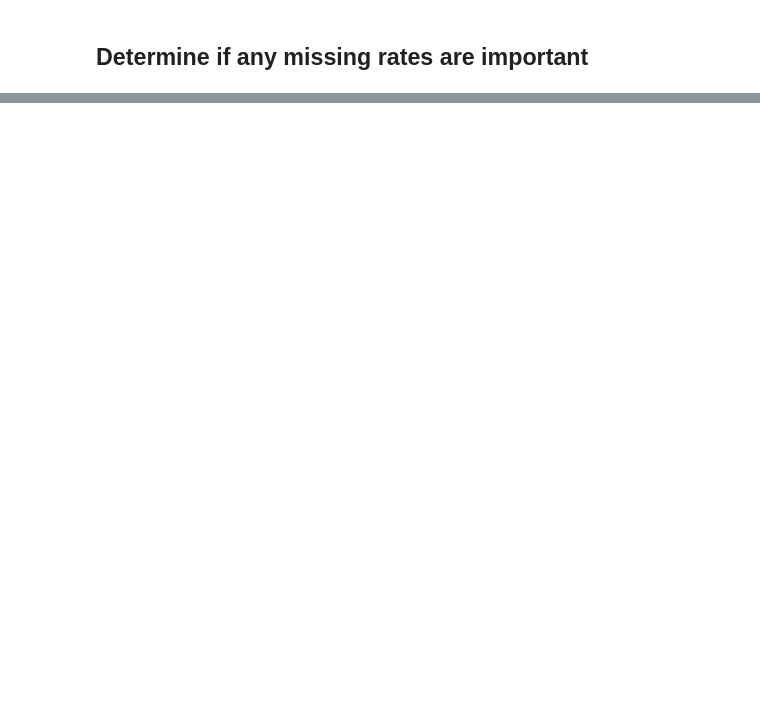
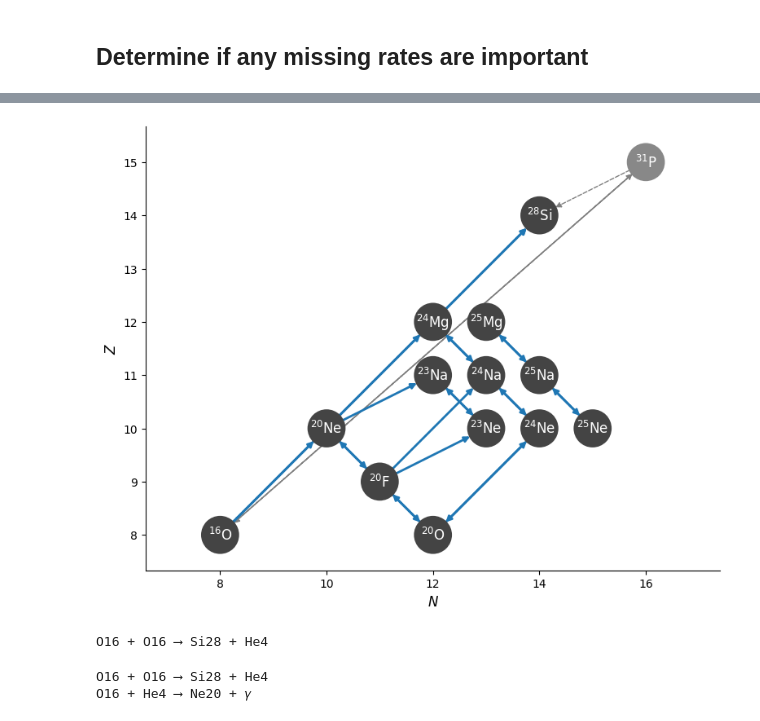
Before and after one commit to zingale/mesa-labs, a Jupyter notebook: mesa-missing-rates.ipynb, the cells around one changed output, grey strips where cells are left out. Saved outputs shown, nothing was run; the diff lists cells and outputs as text; code cells hidden in the pictures; blank space fills up the shorter version.

```diff
--- a/mesa-missing-rates.ipynb
+++ b/mesa-missing-rates.ipynb
@@ -131,4 +213,0 @@ r_missing
-# %%
-r = net.get_rates()
-rr = r[0]
-max(rr.reactants)
@@ -158,0 +216,11 @@ fig = comp.plot()
+# %%
+okay_nuc = net.unique_nuclei + [pyna.Nucleus("p")]
+filtered_rates = []
+for r in possibly_important:
+    okay = True
+    for nuc in r.reactants + r.products:
+        if nuc not in okay_nuc:
+            okay = False
+            break
+    if okay:
+        filtered_rates.append(r)
@@ -158,0 +270,4 @@ fig = comp.plot()
+# %%
+rates = net.get_rates() + list(filtered_rates)
+# %%
+new_net = pyna.PythonNetwork(rates=rates)
@@ -158,0 +294,17 @@ fig = comp.plot()
+# %%
+fig = new_net.plot()
+# %% [output]
+[figure, added]
+# %%
+for r in new_net.get_rates():
+    if r not in net_full.rates:
+        print(r)
+# %% [output]
+O16 + O16 ⟶ Si28 + He4
+# %%
+for r in new_net.get_rates():
+    if pyna.Nucleus("o16") in r.reactants:
+        print(r)
+# %% [output]
+O16 + O16 ⟶ Si28 + He4
+O16 + He4 ⟶ Ne20 + 𝛾
```
Also changed, not shown: parts of 48 cells of this notebook.
